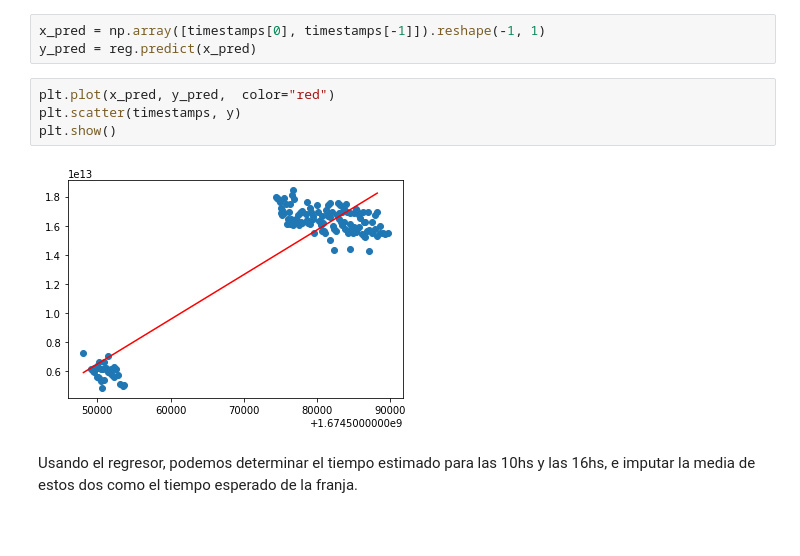
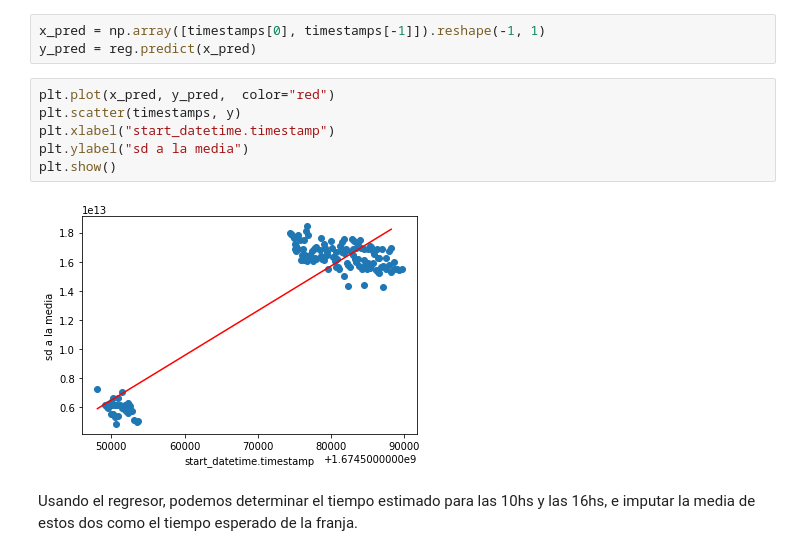
Before and after one commit to yagopajarino/colectivos-152, a Jupyter notebook: Colectivos.ipynb, the cells around one changed output. Drawn from its saved outputs; the diff is of its cells as text; blank space fills up the shorter version.

```diff
--- a/Colectivos.ipynb
+++ b/Colectivos.ipynb
@@ -406,9 +420,11 @@ y_pred = reg.predict(x_pred)
 # %%
 plt.plot(x_pred, y_pred,  color="red")
 plt.scatter(timestamps, y)
+plt.xlabel("start_datetime.timestamp")
+plt.ylabel("sd a la media")
 plt.show()
 # %% [output]
-[figure, old version]
+[figure, new version]
 # %% [markdown]
 Usando el regresor, podemos determinar el tiempo estimado para las 10hs y las 16hs, e imputar la media de estos dos como el tiempo esperado de la franja.
 # %%
```
Also changed, not shown: parts of 16 cells of this notebook.
